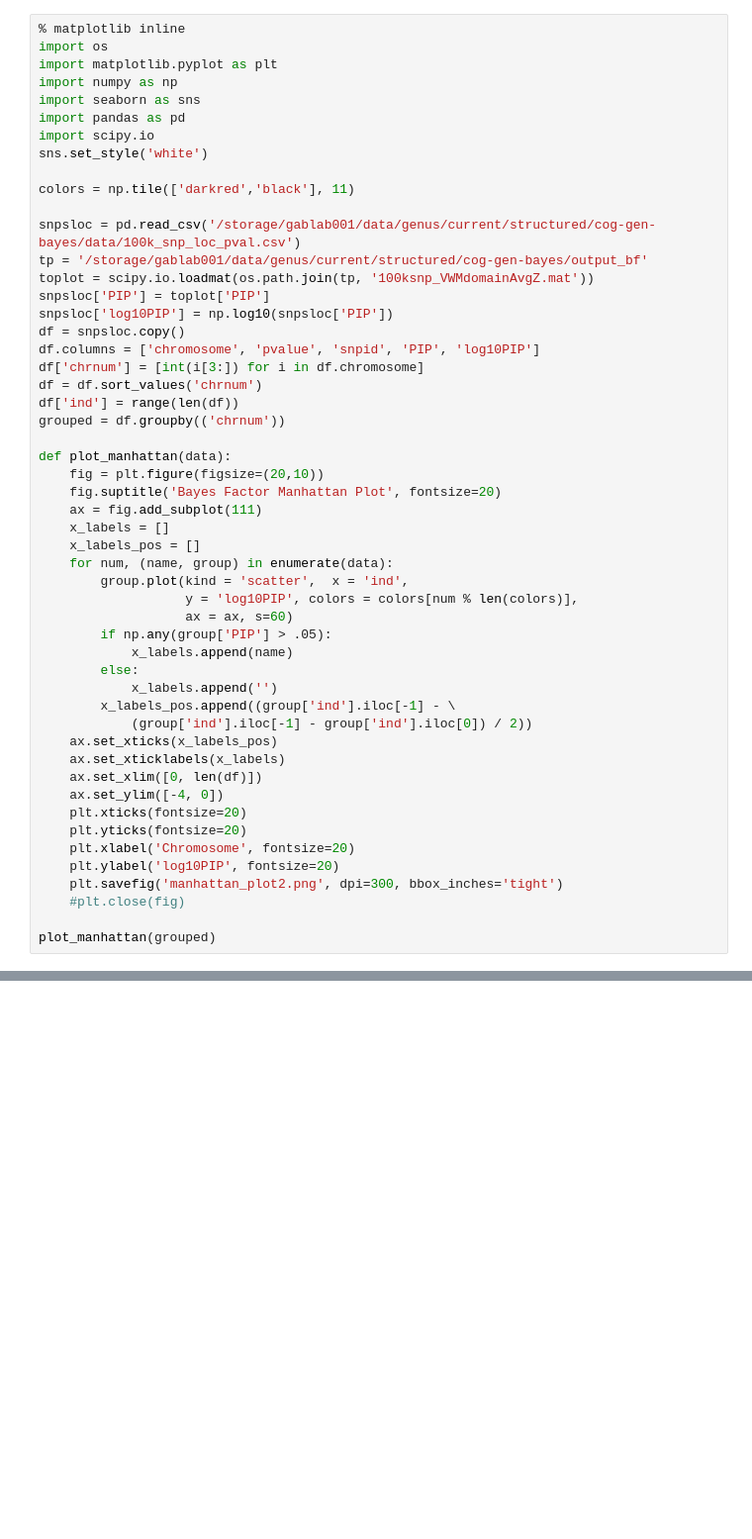
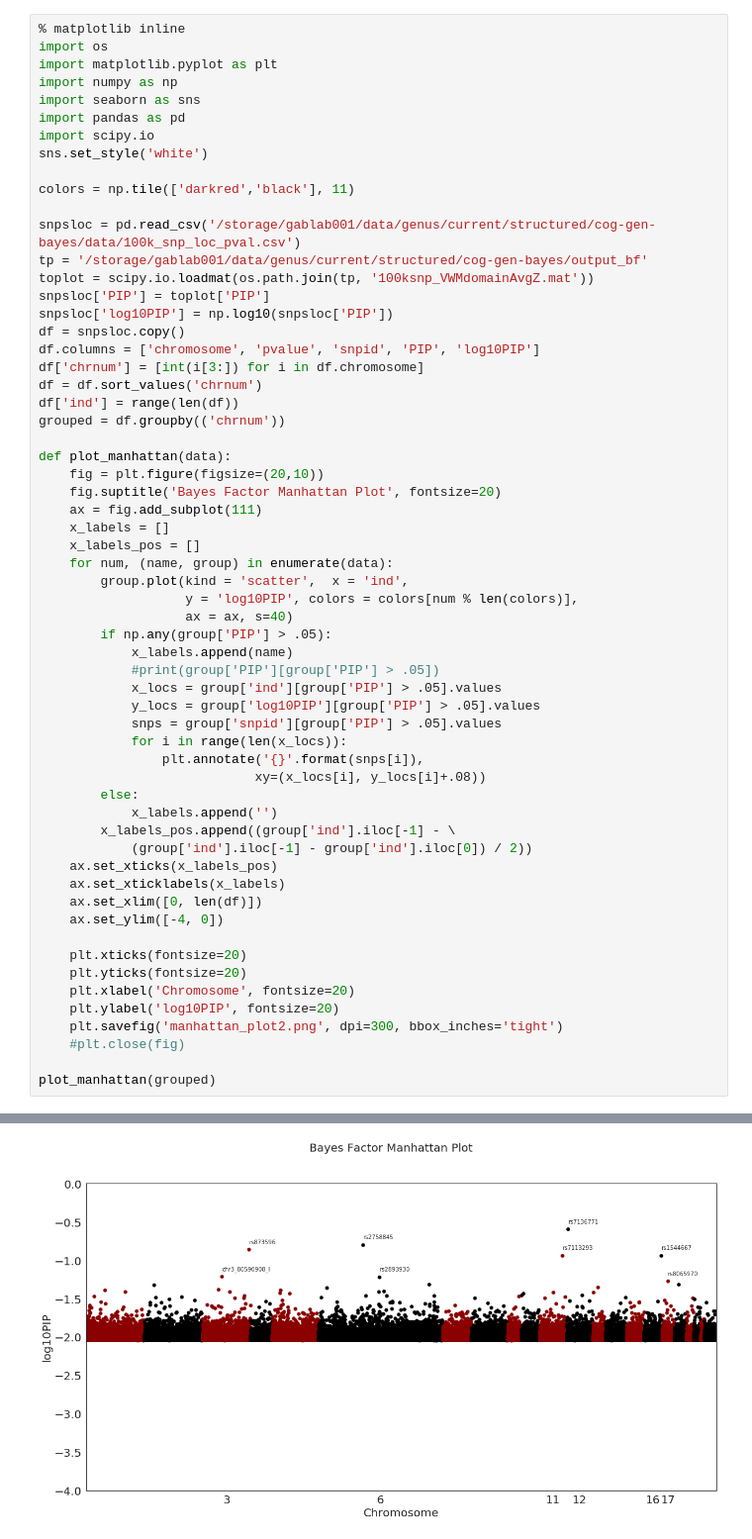
Before and after one commit to kayhan-batmanghelich/genus-1, a Jupyter notebook: notebooks/exp2_manhattan.ipynb, the cells around one changed output, grey strips where cells are left out. Shown at 99% size. Cells and saved outputs as stored; diff of their text form; blank space fills up the shorter version.

```diff
--- a/notebooks/exp2_manhattan.ipynb
+++ b/notebooks/exp2_manhattan.ipynb
@@ -31,9 +31,16 @@ def plot_manhattan(data):
     for num, (name, group) in enumerate(data):
         group.plot(kind = 'scatter',  x = 'ind',
                    y = 'log10PIP', colors = colors[num % len(colors)],
-                   ax = ax, s=60)
+                   ax = ax, s=40)
         if np.any(group['PIP'] > .05):
             x_labels.append(name)
+            #print(group['PIP'][group['PIP'] > .05])
+            x_locs = group['ind'][group['PIP'] > .05].values
+            y_locs = group['log10PIP'][group['PIP'] > .05].values
+            snps = group['snpid'][group['PIP'] > .05].values
+            for i in range(len(x_locs)):
+                plt.annotate('{}'.format(snps[i]),
+                            xy=(x_locs[i], y_locs[i]+.08))
         else:
             x_labels.append('')
         x_labels_pos.append((group['ind'].iloc[-1] - \
@@ -42,6 +49,7 @@ def plot_manhattan(data):
     ax.set_xticklabels(x_labels)
     ax.set_xlim([0, len(df)])
     ax.set_ylim([-4, 0])
+
     plt.xticks(fontsize=20)
     plt.yticks(fontsize=20)
     plt.xlabel('Chromosome', fontsize=20)
@@ -50,3 +58,4 @@ def plot_manhattan(data):
     #plt.close(fig)
 
 plot_manhattan(grouped)
+# %% [output]
@@ -52,0 +80 @@ plot_manhattan(grouped)
+[figure, added]
```
Also changed, not shown: parts of 2 cells of this notebook, 1 other file.
